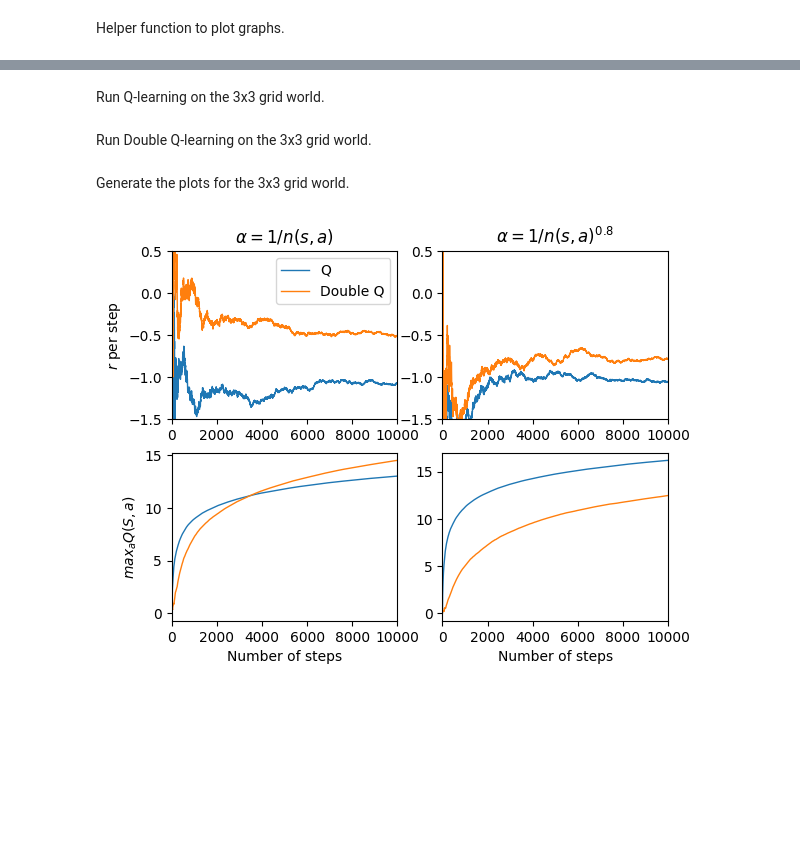
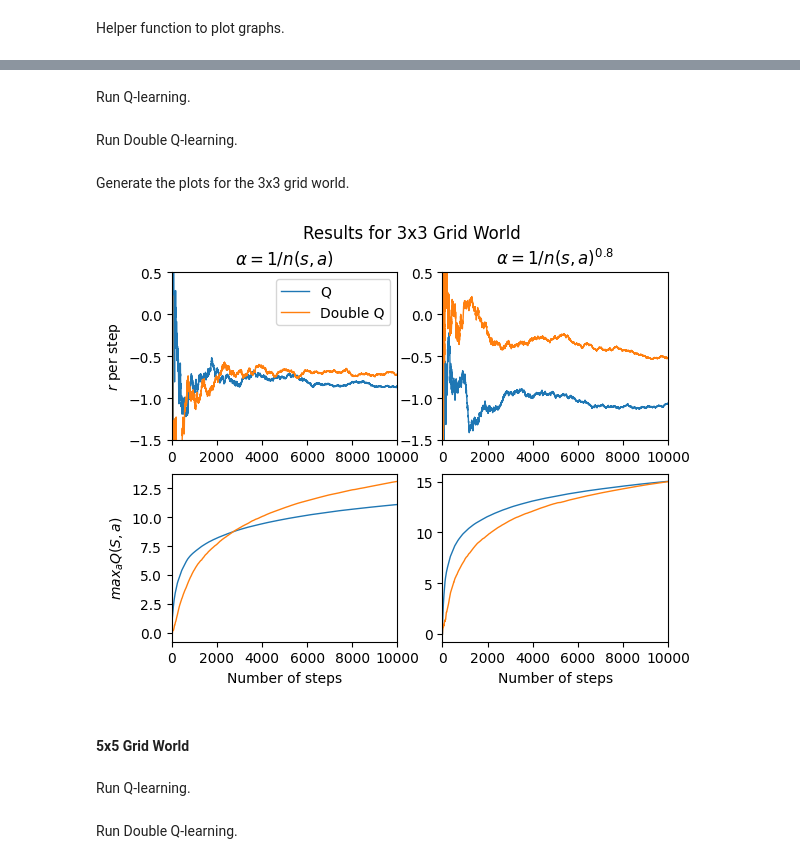
Before and after one commit to takavor/Double-Q-Learning, a Jupyter notebook: final_project.ipynb, the cells around one changed output, grey strips where cells are left out. Cells and saved outputs as stored; diff of their text form; code cells hidden in the pictures; blank space fills up the shorter version.

Commit message:
fixed double q, implemented larger grids

```diff
--- a/final_project.ipynb
+++ b/final_project.ipynb
@@ -169,6 +163,12 @@ def Double_Q_learning(env, n_episodes, mode):
     running_avg_max_Q = 0
 
     for episode in tqdm(range(n_episodes)):
+
+        # for double Q-learning, as the original paper states, the variable used for the learning rate is:
+        # n(s,a) = n_a(s,a) if Q_a is updated
+        # otherwise, n(s,a) = n_b(s,a)
+        n_s_a_Qa = np.zeros((env.observation_space.n, env.action_space.n))
+        n_s_a_Qb = np.zeros((env.observation_space.n, env.action_space.n))
 
         # keep track of number of times a state is visited (used to calculate epislon)
         n_s = np.zeros(env.observation_space.n)
@@ -213,16 +213,21 @@ def Double_Q_learning(env, n_episodes, mode):
             # update n_s_a for (state, action)
             n_s_a[state, action] += 1
 
-            # get learning rate alpha
-            alpha = get_lr(n_s_a[state, action], mode)
-
-            # update Q_a or Q_b with equal probability
+            # update A or B with equal probability
             if np.random.rand() < 0.5:
                 # update Q_a
+                # increment count for (state, action) pair matrix for Qa
+                n_s_a_Qa[state, action] = n_s_a_Qa[state, action] + 1
+                # get alpha
+                alpha = get_lr(n_s_a_Qa[state, action], mode)
                 c = alpha * (reward + GAMMA * Q_b[next_state, np.argmax(Q_a[next_state])] - Q_a[state, action])
                 Q_a[state, action] = Q_a[state, action] + c
             else:
                 # update Q_b
+                # increment count for (state, action) pair matrix for Qb
+                n_s_a_Qb[state, action] = n_s_a_Qb[state, action] + 1
+                # get alpha
+                alpha = get_lr(n_s_a_Qb[state, action], mode)
                 c = alpha * (reward + GAMMA * Q_a[next_state, np.argmax(Q_b[next_state])] - Q_b[state, action])
                 Q_b[state, action] = Q_b[state, action] + c
 
@@ -236,5 +241,5 @@ def Double_Q_learning(env, n_episodes, mode):
 
             total_steps_taken += 1
 
-    return running_avg_per_step, running_avg_max_Q_per_step, Q_a, Q_b
+    return running_avg_per_step, running_avg_max_Q_per_step
 # %% [markdown]
@@ -245,8 +250,11 @@ Helper function to plot graphs.
 def plot_graphs(Q_learning_mode_1_running_avg_per_step_3x3, Double_Q_learning_mode_1_running_avg_per_step_3x3,
                 Q_learning_mode_2_running_avg_per_step_3x3, Double_Q_learning_mode_2_running_avg_per_step_3x3,
                 Q_learning_mode_1_running_avg_max_Q_per_step_3x3, Double_Q_learning_mode_1_running_avg_max_Q_per_step_3x3,
-                Q_learning_mode_2_running_avg_max_Q_per_step_3x3, Double_Q_learning_mode_2_running_avg_max_Q_per_step_3x3):
+                Q_learning_mode_2_running_avg_max_Q_per_step_3x3, Double_Q_learning_mode_2_running_avg_max_Q_per_step_3x3,
+                title):
     fig, axs = plt.subplots(2, 2)
+
+    fig.suptitle(title)
 
     axs[0, 0].set_title(r'$\alpha = 1/n(s,a)$')
     axs[0, 0].plot(np.arange(MAX_STEPS), Q_learning_mode_1_running_avg_per_step_3x3, linewidth=1, label='Q')
@@ -275,25 +285,28 @@ def plot_graphs(Q_learning_mode_1_running_avg_per_step_3x3, Double_Q_learning_mo
 # %% [markdown]
-Run Q-learning on the 3x3 grid world.
+Run Q-learning.
 # %%
-# run q-learning
 env3x3 = GridWorldEnv(height=3, width=3)
 
-Q_learning_mode_1_running_avg_per_step_3x3, Q_learning_mode_1_running_avg_max_Q_per_step_3x3, _ = Q_learning(env=env3x3, n_episodes=10000, mode=1)
-Q_learning_mode_2_running_avg_per_step_3x3, Q_learning_mode_2_running_avg_max_Q_per_step_3x3, _ = Q_learning(env=env3x3, n_episodes=10000, mode=2)
+Q_learning_mode_1_running_avg_per_step_3x3, Q_learning_mode_1_running_avg_max_Q_per_step_3x3 = Q_learning(env=env3x3, n_episodes=10000, mode=1)
+Q_learning_mode_2_running_avg_per_step_3x3, Q_learning_mode_2_running_avg_max_Q_per_step_3x3 = Q_learning(env=env3x3, n_episodes=10000, mode=2)
 # %% [markdown]
-Run Double Q-learning on the 3x3 grid world.
+Run Double Q-learning.
 # %%
-# run double q-learning
 env3x3 = GridWorldEnv(height=3, width=3)
 
-Double_Q_learning_mode_1_running_avg_per_step_3x3, Double_Q_learning_mode_1_running_avg_max_Q_per_step_3x3, _, _ = Double_Q_learning(env=env3x3, n_episodes=10000, mode=1)
-Double_Q_learning_mode_2_running_avg_per_step_3x3, Double_Q_learning_mode_2_running_avg_max_Q_per_step_3x3, _, _ = Double_Q_learning(env=env3x3, n_episodes=10000, mode=2)
+Double_Q_learning_mode_1_running_avg_per_step_3x3, Double_Q_learning_mode_1_running_avg_max_Q_per_step_3x3 = Double_Q_learning(env=env3x3, n_episodes=10000, mode=1)
+Double_Q_learning_mode_2_running_avg_per_step_3x3, Double_Q_learning_mode_2_running_avg_max_Q_per_step_3x3 = Double_Q_learning(env=env3x3, n_episodes=10000, mode=2)
 # %% [markdown]
 Generate the plots for the 3x3 grid world.
 # %%
 plot_graphs(Q_learning_mode_1_running_avg_per_step_3x3, Double_Q_learning_mode_1_running_avg_per_step_3x3,
                 Q_learning_mode_2_running_avg_per_step_3x3, Double_Q_learning_mode_2_running_avg_per_step_3x3,
                 Q_learning_mode_1_running_avg_max_Q_per_step_3x3, Double_Q_learning_mode_1_running_avg_max_Q_per_step_3x3,
-                Q_learning_mode_2_running_avg_max_Q_per_step_3x3, Double_Q_learning_mode_2_running_avg_max_Q_per_step_3x3)
+                Q_learning_mode_2_running_avg_max_Q_per_step_3x3, Double_Q_learning_mode_2_running_avg_max_Q_per_step_3x3,
+                'Results for 3x3 Grid World')
 # %% [output]
-[figure, old version]
+[figure, new version]
+# %% [markdown]
+#### 5x5 Grid World
+# %% [markdown]
+Run Q-learning.
@@ -299,0 +318,2 @@ plot_graphs(Q_learning_mode_1_running_avg_per_step_3x3, Double_Q_learning_mode_1
+# %% [markdown]
+Run Double Q-learning.
```
Also changed, not shown: parts of 15 cells of this notebook.
